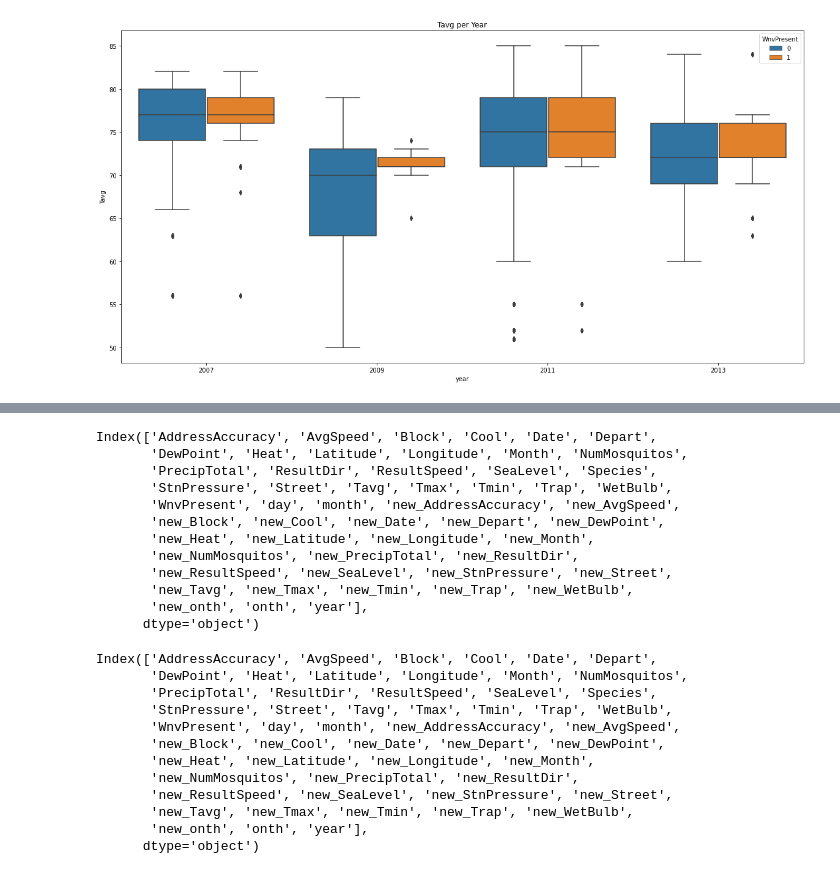
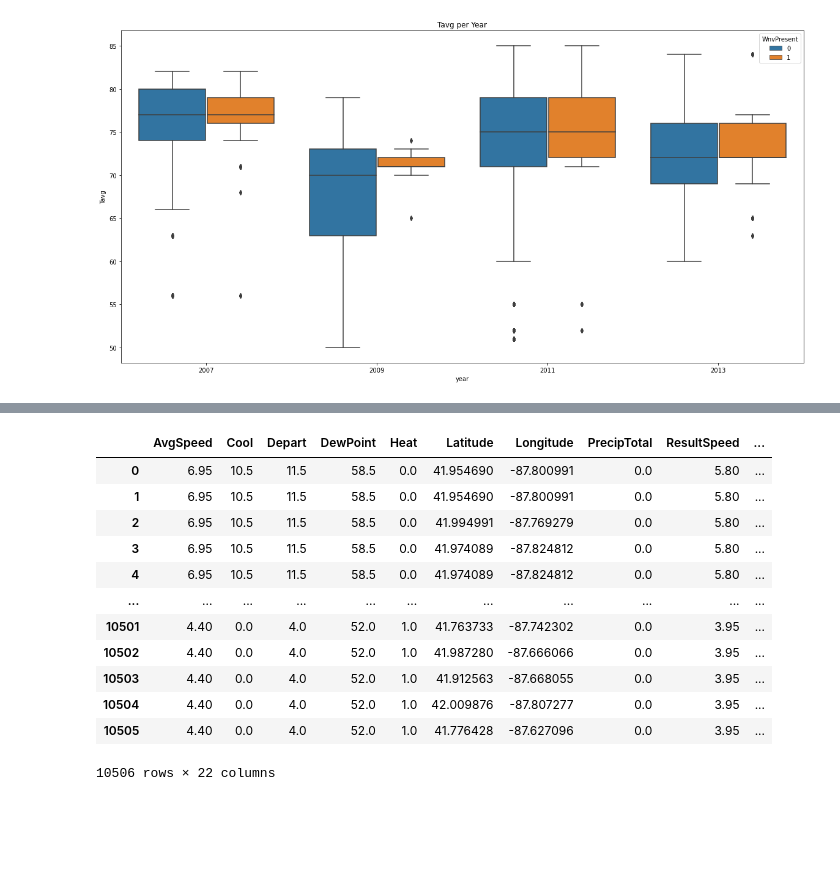
Before and after one commit to evanwmeeks/Springboard, a Jupyter notebook: Capstone 2/Capstone 2 - West Nile Virus Prediction.ipynb, the cells around one changed output, grey strips where cells are left out. Saved outputs shown, nothing was run; the diff lists cells and outputs as text; code cells hidden in the pictures; blank space fills up the shorter version.

```diff
--- a/Capstone 2/Capstone 2 - West Nile Virus Prediction.ipynb
+++ b/Capstone 2/Capstone 2 - West Nile Virus Prediction.ipynb
@@ -569,17 +568,0 @@ IV.sort_values('IV')
-# %%
-transform_vars_list = merged.columns.difference(['WnvPresent_1'])
-transform_prefix = 'new_'
-transform_vars_list
-# %% [output]
-Index(['AddressAccuracy', 'AvgSpeed', 'Block', 'Cool', 'Date', 'Depart',
-       'DewPoint', 'Heat', 'Latitude', 'Longitude', 'Month', 'NumMosquitos',
-       'PrecipTotal', 'ResultDir', 'ResultSpeed', 'SeaLevel', 'Species',
-       'StnPressure', 'Street', 'Tavg', 'Tmax', 'Tmin', 'Trap', 'WetBulb',
-       'WnvPresent', 'day', 'month', 'new_AddressAccuracy', 'new_AvgSpeed',
-       'new_Block', 'new_Cool', 'new_Date', 'new_Depart', 'new_DewPoint',
-       'new_Heat', 'new_Latitude', 'new_Longitude', 'new_Month',
-       'new_NumMosquitos', 'new_PrecipTotal', 'new_ResultDir',
-       'new_ResultSpeed', 'new_SeaLevel', 'new_StnPressure', 'new_Street',
-       'new_Tavg', 'new_Tmax', 'new_Tmin', 'new_Trap', 'new_WetBulb',
-       'new_onth', 'onth', 'year'],
-      dtype='object')
@@ -602,15 +568,0 @@ for var in transform_vars_list:
-# %%
-transform_vars_list
-# %% [output]
-Index(['AddressAccuracy', 'AvgSpeed', 'Block', 'Cool', 'Date', 'Depart',
-       'DewPoint', 'Heat', 'Latitude', 'Longitude', 'Month', 'NumMosquitos',
-       'PrecipTotal', 'ResultDir', 'ResultSpeed', 'SeaLevel', 'Species',
-       'StnPressure', 'Street', 'Tavg', 'Tmax', 'Tmin', 'Trap', 'WetBulb',
-       'WnvPresent', 'day', 'month', 'new_AddressAccuracy', 'new_AvgSpeed',
-       'new_Block', 'new_Cool', 'new_Date', 'new_Depart', 'new_DewPoint',
-       'new_Heat', 'new_Latitude', 'new_Longitude', 'new_Month',
-       'new_NumMosquitos', 'new_PrecipTotal', 'new_ResultDir',
-       'new_ResultSpeed', 'new_SeaLevel', 'new_StnPressure', 'new_Street',
-       'new_Tavg', 'new_Tmax', 'new_Tmin', 'new_Trap', 'new_WetBulb',
-       'new_onth', 'onth', 'year'],
-      dtype='object')
@@ -622,0 +569,19 @@ Index(['AddressAccuracy', 'AvgSpeed', 'Block', 'Cool', 'Date', 'Depart',
+# %%
+#Filtering IV for significant values only, assigning "x" to be only those features
+features = list(IV[(IV['IV'] >= 0.01) & (IV['IV'] <= 0.8)]['VAR_NAME'])
+x = dummies[features]
+x
+# %% [output]
+|  | AvgSpeed | Cool | Depart | DewPoint | Heat | Latitude | Longitude | PrecipTotal | ResultSpeed | ... |
+| 0 | 6.95 | 10.5 | 11.5 | 58.5 | 0.0 | 41.954690 | -87.800991 | 0.0 | 5.80 | ... |
+| 1 | 6.95 | 10.5 | 11.5 | 58.5 | 0.0 | 41.954690 | -87.800991 | 0.0 | 5.80 | ... |
+| 2 | 6.95 | 10.5 | 11.5 | 58.5 | 0.0 | 41.994991 | -87.769279 | 0.0 | 5.80 | ... |
+| 3 | 6.95 | 10.5 | 11.5 | 58.5 | 0.0 | 41.974089 | -87.824812 | 0.0 | 5.80 | ... |
+| 4 | 6.95 | 10.5 | 11.5 | 58.5 | 0.0 | 41.974089 | -87.824812 | 0.0 | 5.80 | ... |
+| ... | ... | ... | ... | ... | ... | ... | ... | ... | ... | ... |
+| 10501 | 4.40 | 0.0 | 4.0 | 52.0 | 1.0 | 41.763733 | -87.742302 | 0.0 | 3.95 | ... |
+| 10502 | 4.40 | 0.0 | 4.0 | 52.0 | 1.0 | 41.987280 | -87.666066 | 0.0 | 3.95 | ... |
+| 10503 | 4.40 | 0.0 | 4.0 | 52.0 | 1.0 | 41.912563 | -87.668055 | 0.0 | 3.95 | ... |
+| 10504 | 4.40 | 0.0 | 4.0 | 52.0 | 1.0 | 42.009876 | -87.807277 | 0.0 | 3.95 | ... |
+| 10505 | 4.40 | 0.0 | 4.0 | 52.0 | 1.0 | 41.776428 | -87.627096 | 0.0 | 3.95 | ... |
+10506 rows × 22 columns
```
Also changed, not shown: parts of 43 cells of this notebook.
